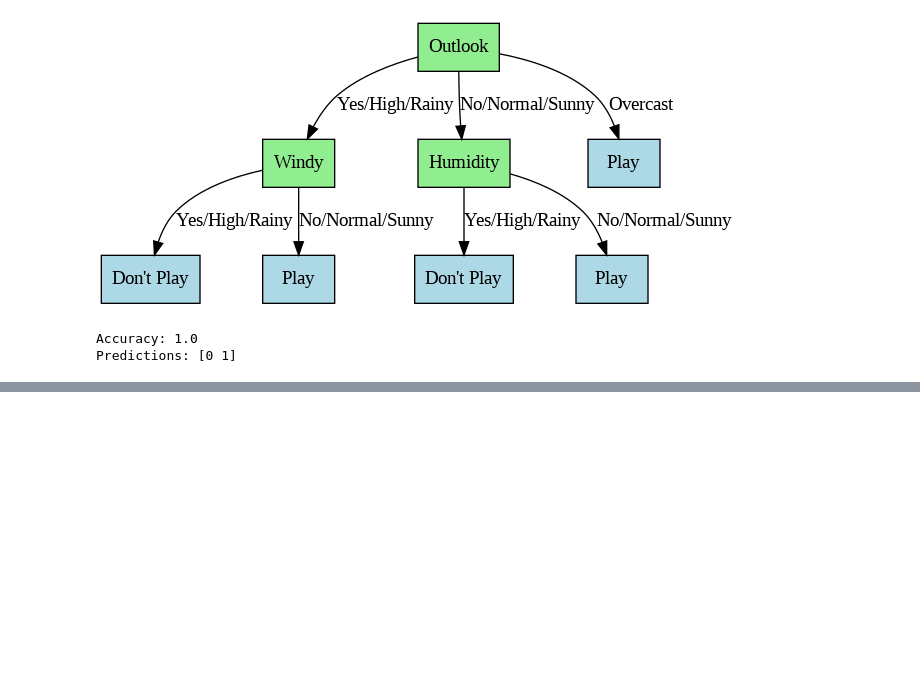
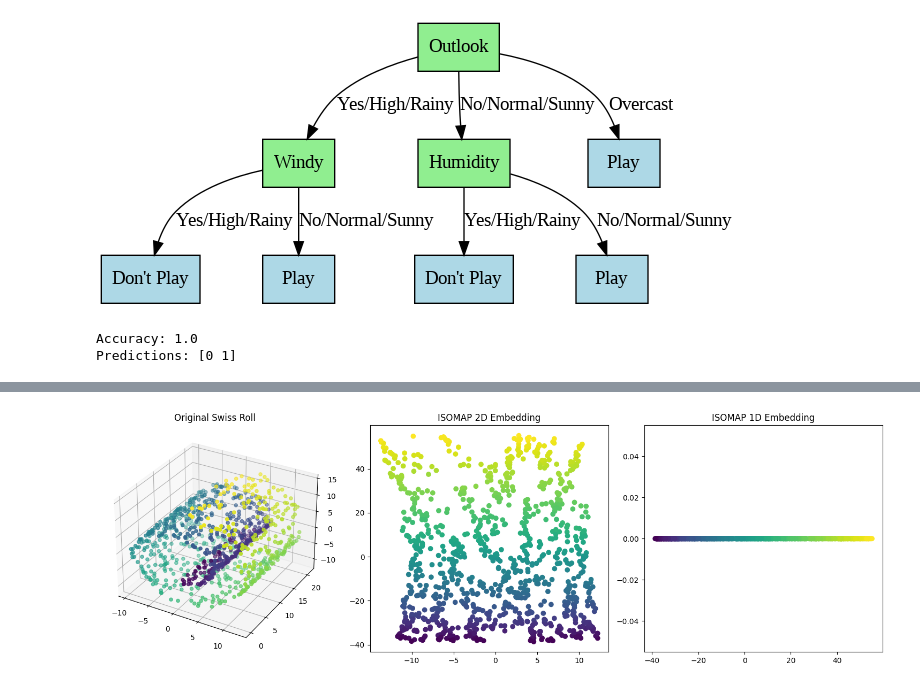
Before and after one commit to woodRock/deep-learning-goodfellow, a Jupyter notebook: chapter_5_machine_learning_basics.ipynb, the cells around one changed output, grey strips where cells are left out. Cells and saved outputs as stored; diff of their text form; code cells hidden in the pictures; blank space fills up the shorter version.

```diff
--- a/chapter_5_machine_learning_basics.ipynb
+++ b/chapter_5_machine_learning_basics.ipynb
@@ -1388,0 +1711,61 @@ Predictions: [0 1]
+# %%
+import numpy as np
+import matplotlib.pyplot as plt
+from mpl_toolkits.mplot3d import Axes3D
+from sklearn.datasets import make_swiss_roll
+from sklearn.neighbors import NearestNeighbors
+
+def isomap(X, n_neighbors=5, n_components=2):
+    # Step 1: Construct the neighborhood graph
+    nbrs = NearestNeighbors(n_neighbors=n_neighbors).fit(X)
+    distances, indices = nbrs.kneighbors(X)
+
+    # Step 2: Compute the shortest path distances
+    n_samples = X.shape[0]
+    dist_matrix = np.zeros((n_samples, n_samples))
+    dist_matrix.fill(np.inf)
+
+    for i in range(n_samples):
+        dist_matrix[i, indices[i]] = distances[i]
+
+    for k in range(n_samples):
+        dist_matrix = np.minimum(dist_matrix,
+                                 dist_matrix[k, :, np.newaxis] + dist_matrix[np.newaxis, k, :])
+
+    # Step 3: Perform Multidimensional Scaling (MDS)
+    H = np.eye(n_samples) - np.ones((n_samples, n_samples)) / n_samples
+    B = -0.5 * H.dot(dist_matrix ** 2).dot(H)
+    eigvals, eigvecs = np.linalg.eigh(B)
+
+    return eigvecs[:, -n_components:] * np.sqrt(eigvals[-n_components:])
+
+# Generate Swiss Roll dataset
+n_samples = 1000
+X, color = make_swiss_roll(n_samples=n_samples, noise=0.1, random_state=42)
+
+# Apply ISOMAP
+X_iso = isomap(X, n_neighbors=10, n_components=2)
+
+# Visualize the results
+fig = plt.figure(figsize=(15, 5))
+
+# Original Swiss Roll
+ax1 = fig.add_subplot(131, projection='3d')
+ax1.scatter(X[:, 0], X[:, 1], X[:, 2], c=color, cmap=plt.cm.viridis)
+ax1.set_title('Original Swiss Roll')
+
+# ISOMAP 2D embedding
+ax2 = fig.add_subplot(132)
+ax2.scatter(X_iso[:, 0], X_iso[:, 1], c=color, cmap=plt.cm.viridis)
+ax2.set_title('ISOMAP 2D Embedding')
+
+# ISOMAP 1D embedding (for comparison)
+X_iso_1d = isomap(X, n_neighbors=10, n_components=1)
+ax3 = fig.add_subplot(133)
+ax3.scatter(X_iso_1d, np.zeros_like(X_iso_1d), c=color, cmap=plt.cm.viridis)
+ax3.set_title('ISOMAP 1D Embedding')
+
+plt.tight_layout()
+plt.show()
+# %% [output]
+[figure, added]
```
Also changed, not shown: parts of 18 cells of this notebook.
